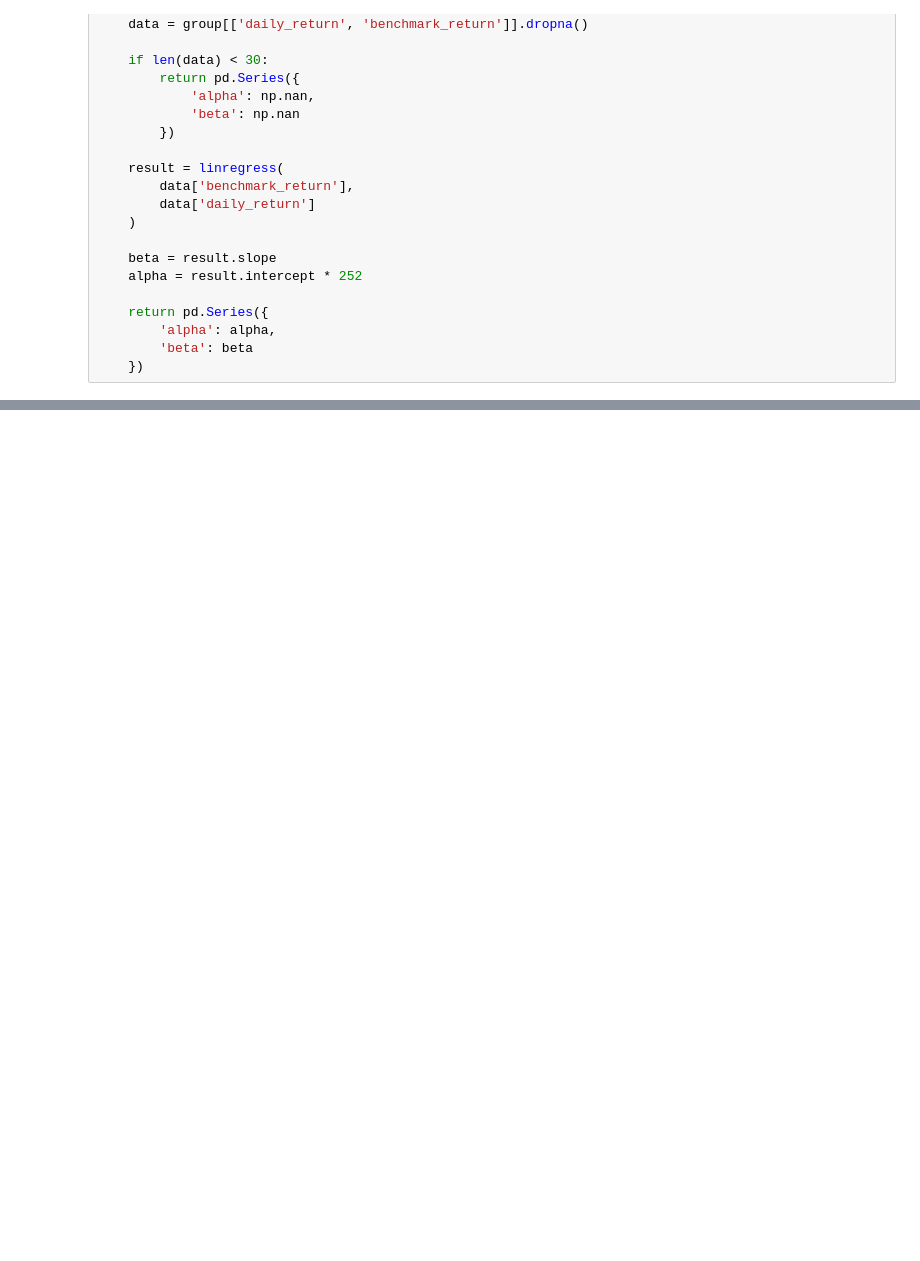
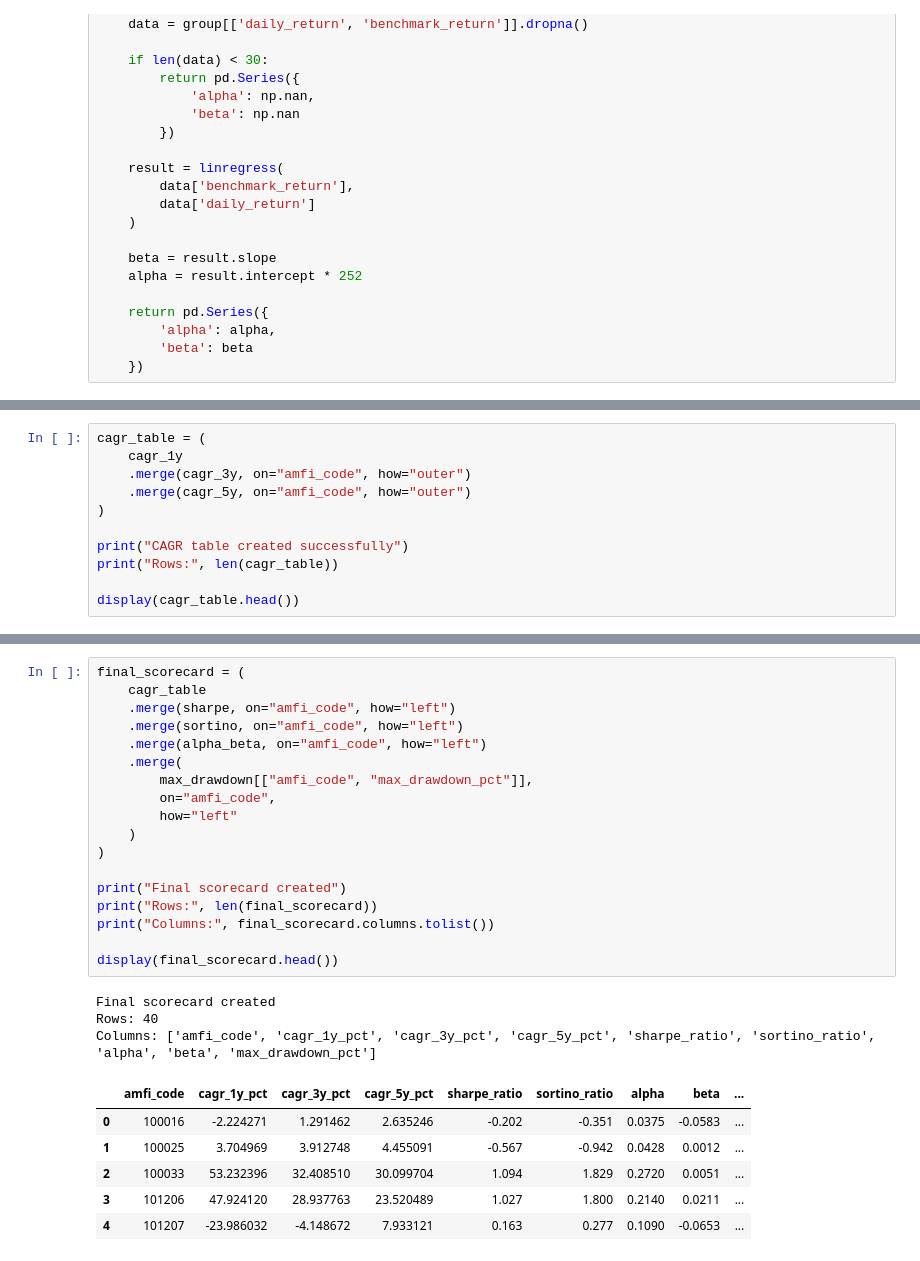
Before and after one commit to Bharathreddy560/mutual-funds, a Jupyter notebook: performance_analytics.ipynb, the cells around one changed output, grey strips where cells are left out. Saved outputs shown, nothing was run; the diff lists cells and outputs as text; blank space fills up the shorter version.

```diff
--- a/performance_analytics.ipynb
+++ b/performance_analytics.ipynb
@@ -1096,0 +1167,11 @@ benchmark_comparison.png saved successfully!
+# %%
+cagr_table = (
+    cagr_1y
+    .merge(cagr_3y, on="amfi_code", how="outer")
+    .merge(cagr_5y, on="amfi_code", how="outer")
+)
+
+print("CAGR table created successfully")
+print("Rows:", len(cagr_table))
+
+display(cagr_table.head())
@@ -1096,0 +1216,28 @@ benchmark_comparison.png saved successfully!
+# %%
+final_scorecard = (
+    cagr_table
+    .merge(sharpe, on="amfi_code", how="left")
+    .merge(sortino, on="amfi_code", how="left")
+    .merge(alpha_beta, on="amfi_code", how="left")
+    .merge(
+        max_drawdown[["amfi_code", "max_drawdown_pct"]],
+        on="amfi_code",
+        how="left"
+    )
+)
+
+print("Final scorecard created")
+print("Rows:", len(final_scorecard))
+print("Columns:", final_scorecard.columns.tolist())
+
+display(final_scorecard.head())
+# %% [output]
+Final scorecard created
+Rows: 40
+Columns: ['amfi_code', 'cagr_1y_pct', 'cagr_3y_pct', 'cagr_5y_pct', 'sharpe_ratio', 'sortino_ratio', 'alpha', 'beta', 'max_drawdown_pct']
+|  | amfi_code | cagr_1y_pct | cagr_3y_pct | cagr_5y_pct | sharpe_ratio | sortino_ratio | alpha | beta | ... |
+| 0 | 100016 | -2.224271 | 1.291462 | 2.635246 | -0.202 | -0.351 | 0.0375 | -0.0583 | ... |
+| 1 | 100025 | 3.704969 | 3.912748 | 4.455091 | -0.567 | -0.942 | 0.0428 | 0.0012 | ... |
+| 2 | 100033 | 53.232396 | 32.408510 | 30.099704 | 1.094 | 1.829 | 0.2720 | 0.0051 | ... |
+| 3 | 101206 | 47.924120 | 28.937763 | 23.520489 | 1.027 | 1.800 | 0.2140 | 0.0211 | ... |
+| 4 | 101207 | -23.986032 | -4.148672 | 7.933121 | 0.163 | 0.277 | 0.1090 | -0.0653 | ... |
```
Also changed, not shown: parts of 108 cells of this notebook, 18 other files.
